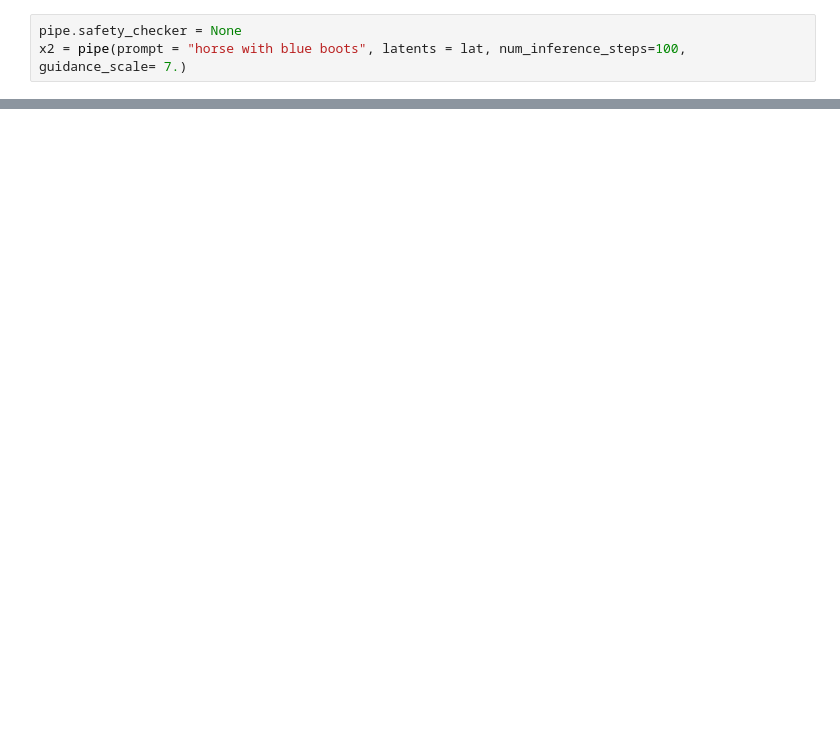
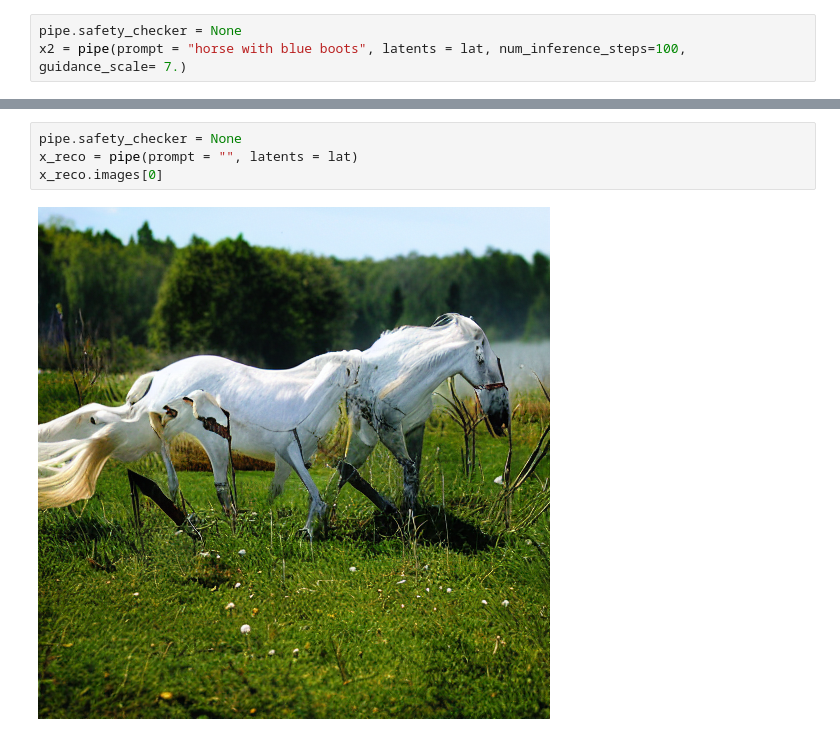
Before and after one commit to cloneofsimo/inversion_edits, a Jupyter notebook: example_scripts/ddim_inv.ipynb, the cells around one changed output, grey strips where cells are left out. Drawn from its saved outputs; the diff is of its cells as text; blank space fills up the shorter version.

```diff
--- a/example_scripts/ddim_inv.ipynb
+++ b/example_scripts/ddim_inv.ipynb
@@ -30,0 +39,6 @@ x2.images[0]
+# %%
+pipe.safety_checker = None
+x_reco = pipe(prompt = "", latents = lat)
+x_reco.images[0]
+# %% [output]
+[figure, added]
```
Also changed, not shown: parts of 6 cells of this notebook, 1 other file.
